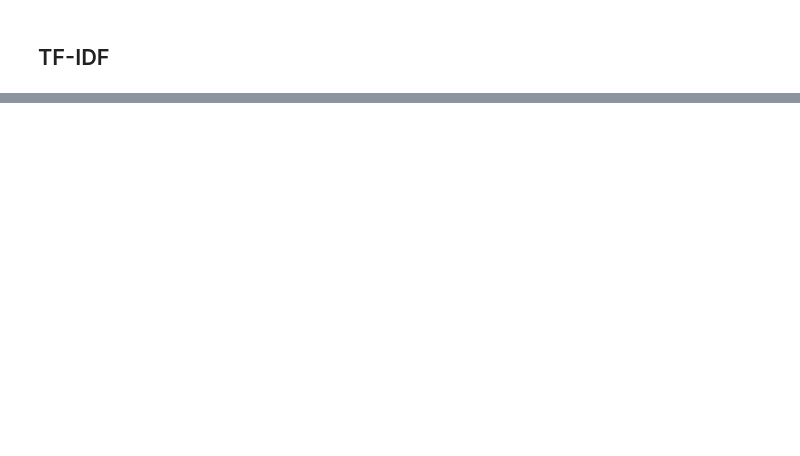
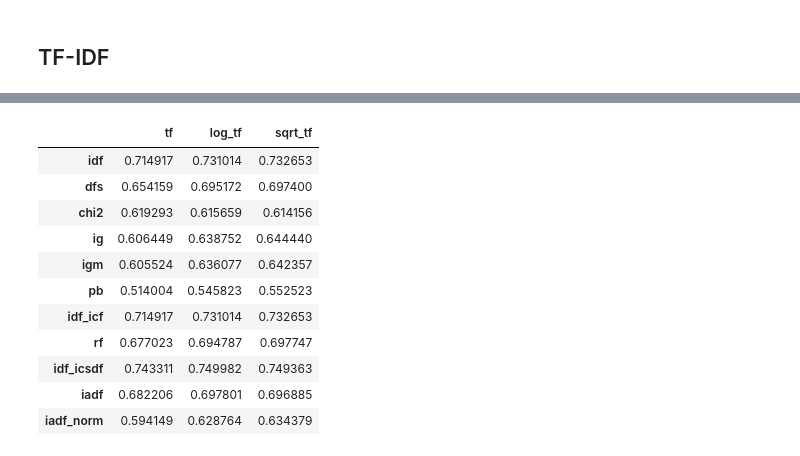
Before and after one commit to igvasilev/tfidf_based_vectorizers, a Jupyter notebook: notebooks/vectorizers_pipeline.ipynb, the cells around one changed output, grey strips where cells are left out. Saved outputs shown, nothing was run; the diff lists cells and outputs as text; code cells hidden in the pictures; blank space fills up the shorter version.

```diff
--- a/notebooks/vectorizers_pipeline.ipynb
+++ b/notebooks/vectorizers_pipeline.ipynb
@@ -172,0 +263,16 @@ weighted avg       0.89      0.89      0.89       215
+# %%
+df_f1_macro = pd.DataFrame(scores_macro.T, columns=tf_func, index=weight_methods)
+df_f1_macro.style.highlight_max(color = 'green', axis = 0)
+# %% [output]
+|  | tf | log_tf | sqrt_tf |
+| idf | 0.714917 | 0.731014 | 0.732653 |
+| dfs | 0.654159 | 0.695172 | 0.697400 |
+| chi2 | 0.619293 | 0.615659 | 0.614156 |
+| ig | 0.606449 | 0.638752 | 0.644440 |
+| igm | 0.605524 | 0.636077 | 0.642357 |
+| pb | 0.514004 | 0.545823 | 0.552523 |
+| idf_icf | 0.714917 | 0.731014 | 0.732653 |
+| rf | 0.677023 | 0.694787 | 0.697747 |
+| idf_icsdf | 0.743311 | 0.749982 | 0.749363 |
+| iadf | 0.682206 | 0.697801 | 0.696885 |
+| iadf_norm | 0.594149 | 0.628764 | 0.634379 |
```
Also changed, not shown: parts of 24 cells of this notebook, 5 other files.
